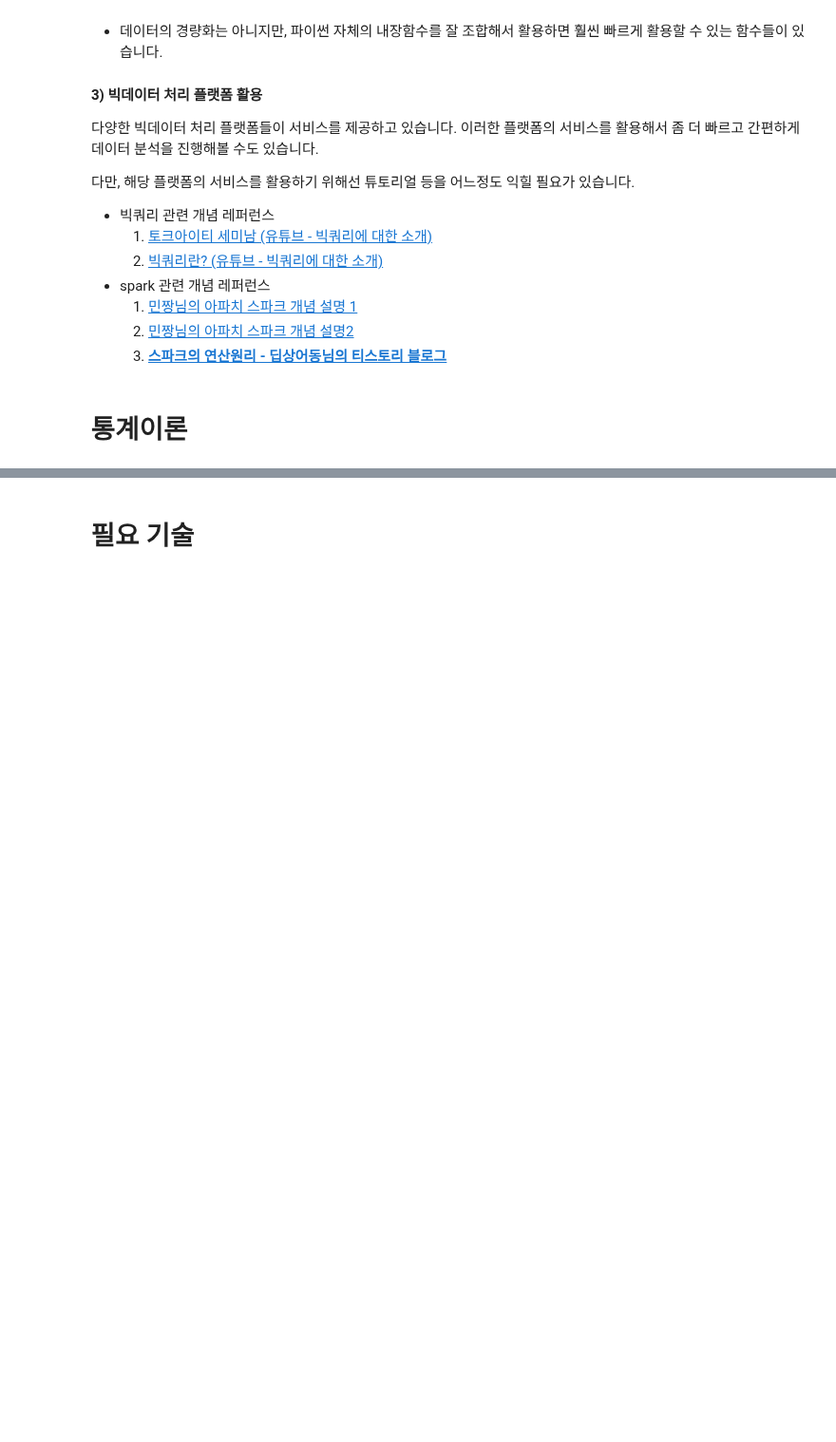
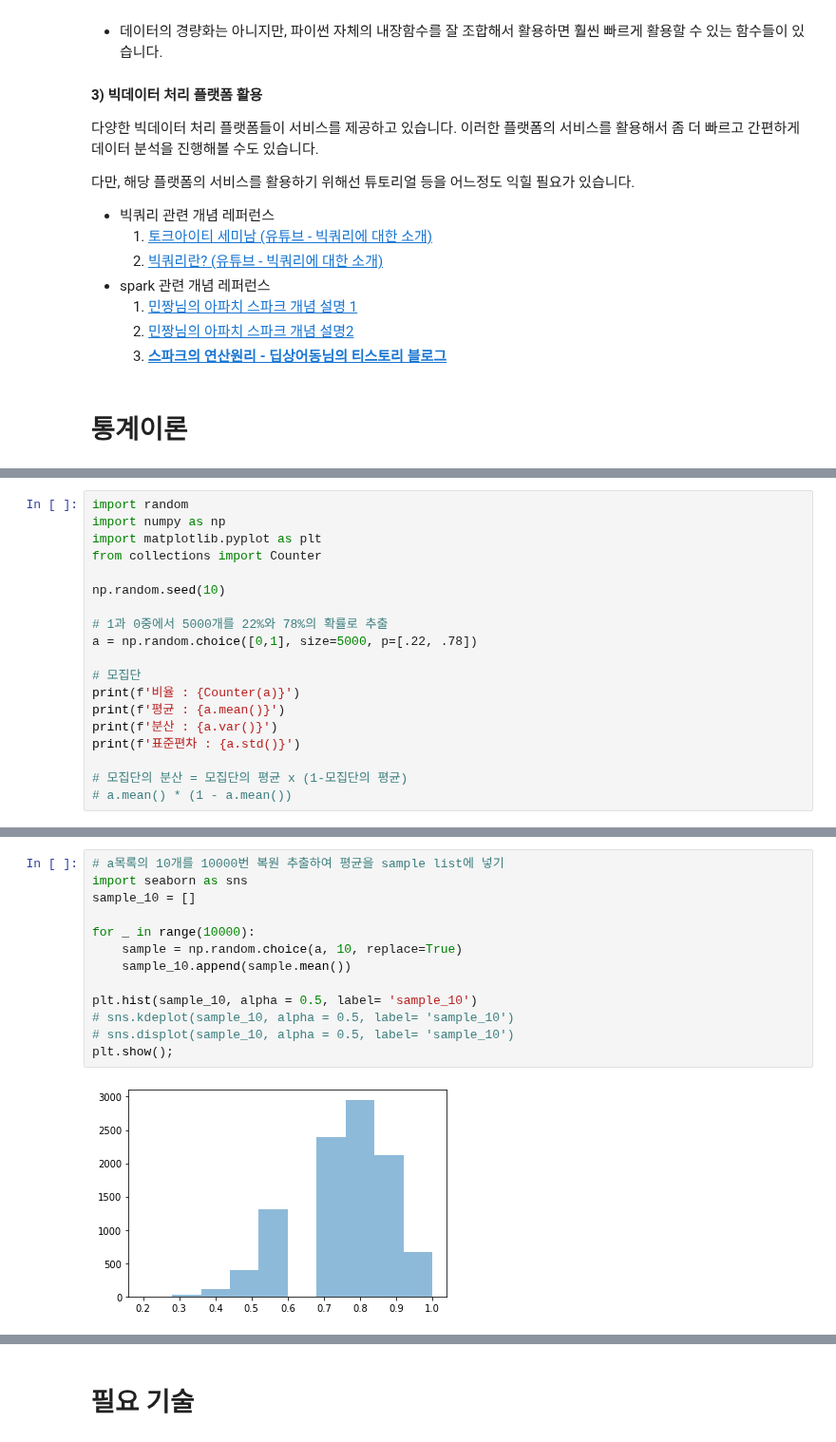
Before and after one commit to ev1025/DA_Study, a Jupyter notebook: DA_이론,_역량.ipynb, the cells around one changed output, grey strips where cells are left out. Shown at 95% size. Drawn from its saved outputs; the diff is of its cells as text; blank space fills up the shorter version.

```diff
--- a/DA_이론,_역량.ipynb
+++ b/DA_이론,_역량.ipynb
@@ -222,0 +279,19 @@ https://datarian.io/blog/funnel-analysis
+# %%
+import random
+import numpy as np
+import matplotlib.pyplot as plt
+from collections import Counter
+
+np.random.seed(10)
+
+# 1과 0중에서 5000개를 22%와 78%의 확률로 추출
+a = np.random.choice([0,1], size=5000, p=[.22, .78])
+
+# 모집단
+print(f'비율 : {Counter(a)}')
+print(f'평균 : {a.mean()}')
+print(f'분산 : {a.var()}')
+print(f'표준편차 : {a.std()}')
+
+# 모집단의 분산 = 모집단의 평균 x (1-모집단의 평균)
+# a.mean() * (1 - a.mean())
@@ -222,0 +311,15 @@ https://datarian.io/blog/funnel-analysis
+# %%
+# a목록의 10개를 10000번 복원 추출하여 평균을 sample list에 넣기
+import seaborn as sns
+sample_10 = []
+
+for _ in range(10000):
+    sample = np.random.choice(a, 10, replace=True)
+    sample_10.append(sample.mean())
+
+plt.hist(sample_10, alpha = 0.5, label= 'sample_10')
+# sns.kdeplot(sample_10, alpha = 0.5, label= 'sample_10')
+# sns.displot(sample_10, alpha = 0.5, label= 'sample_10')
+plt.show();
+# %% [output]
+[figure, added]
```
Also changed, not shown: parts of 38 cells of this notebook.
